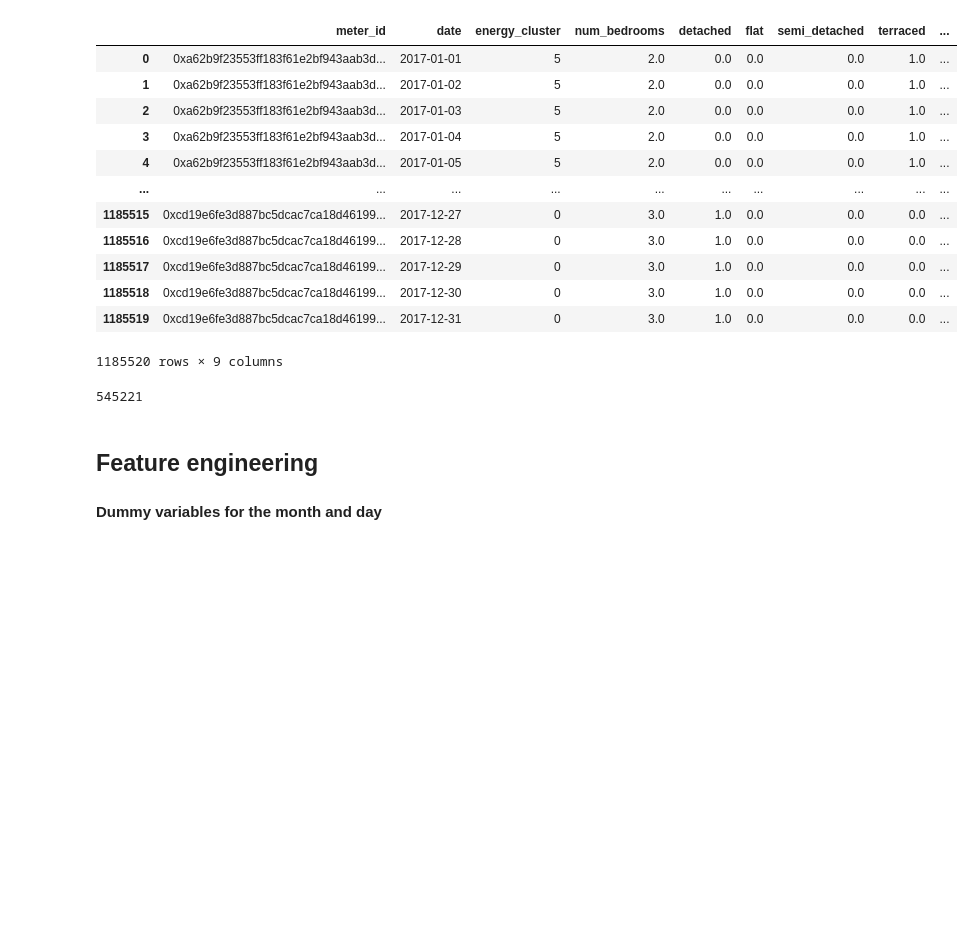
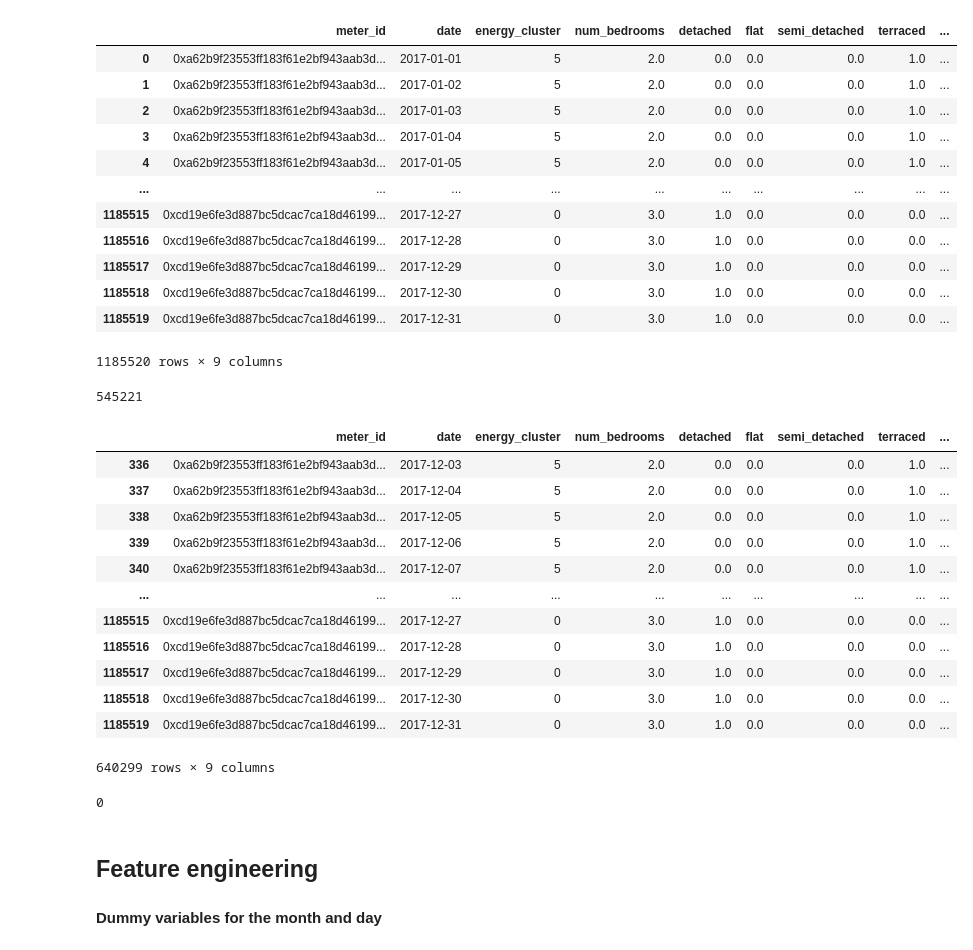
Before and after one commit to danielmusselwhite/UG_Dissertation_Energy_Forecasting, a Jupyter notebook: Src/Jupyter_Notebooks/3. Feature Engineering and Data Preparation.ipynb, the cells around one changed output. Saved outputs shown, nothing was run; the diff lists cells and outputs as text; code cells hidden in the pictures; blank space fills up the shorter version.

```diff
--- a/Src/Jupyter_Notebooks/3. Feature Engineering and Data Preparation.ipynb
+++ b/Src/Jupyter_Notebooks/3. Feature Engineering and Data Preparation.ipynb
@@ -142,6 +143,29 @@ df_energy_train
 (df_energy_train.meter_reading.isna()).sum()
 # %% [output]
 545221
+# %%
+# removing rows containing nans as the model won't be able to use them
+df_energy_train = df_energy_train.dropna(axis=0)
+df_energy_train
+# %% [output]
+|  | meter_id | date | energy_cluster | num_bedrooms | detached | flat | semi_detached | terraced | ... |
+| 336 | 0xa62b9f23553ff183f61e2bf943aab3d... | 2017-12-03 | 5 | 2.0 | 0.0 | 0.0 | 0.0 | 1.0 | ... |
+| 337 | 0xa62b9f23553ff183f61e2bf943aab3d... | 2017-12-04 | 5 | 2.0 | 0.0 | 0.0 | 0.0 | 1.0 | ... |
+| 338 | 0xa62b9f23553ff183f61e2bf943aab3d... | 2017-12-05 | 5 | 2.0 | 0.0 | 0.0 | 0.0 | 1.0 | ... |
+| 339 | 0xa62b9f23553ff183f61e2bf943aab3d... | 2017-12-06 | 5 | 2.0 | 0.0 | 0.0 | 0.0 | 1.0 | ... |
+| 340 | 0xa62b9f23553ff183f61e2bf943aab3d... | 2017-12-07 | 5 | 2.0 | 0.0 | 0.0 | 0.0 | 1.0 | ... |
+| ... | ... | ... | ... | ... | ... | ... | ... | ... | ... |
+| 1185515 | 0xcd19e6fe3d887bc5dcac7ca18d46199... | 2017-12-27 | 0 | 3.0 | 1.0 | 0.0 | 0.0 | 0.0 | ... |
+| 1185516 | 0xcd19e6fe3d887bc5dcac7ca18d46199... | 2017-12-28 | 0 | 3.0 | 1.0 | 0.0 | 0.0 | 0.0 | ... |
+| 1185517 | 0xcd19e6fe3d887bc5dcac7ca18d46199... | 2017-12-29 | 0 | 3.0 | 1.0 | 0.0 | 0.0 | 0.0 | ... |
+| 1185518 | 0xcd19e6fe3d887bc5dcac7ca18d46199... | 2017-12-30 | 0 | 3.0 | 1.0 | 0.0 | 0.0 | 0.0 | ... |
+| 1185519 | 0xcd19e6fe3d887bc5dcac7ca18d46199... | 2017-12-31 | 0 | 3.0 | 1.0 | 0.0 | 0.0 | 0.0 | ... |
+640299 rows × 9 columns
+# %%
+# number of nans
+(df_energy_train.meter_reading.isna()).sum()
+# %% [output]
+0
 # %% [markdown]
 ## Feature engineering
 #### Dummy variables for the month and day
```
Also changed, not shown: parts of 1 cell of this notebook, 5 other files.
